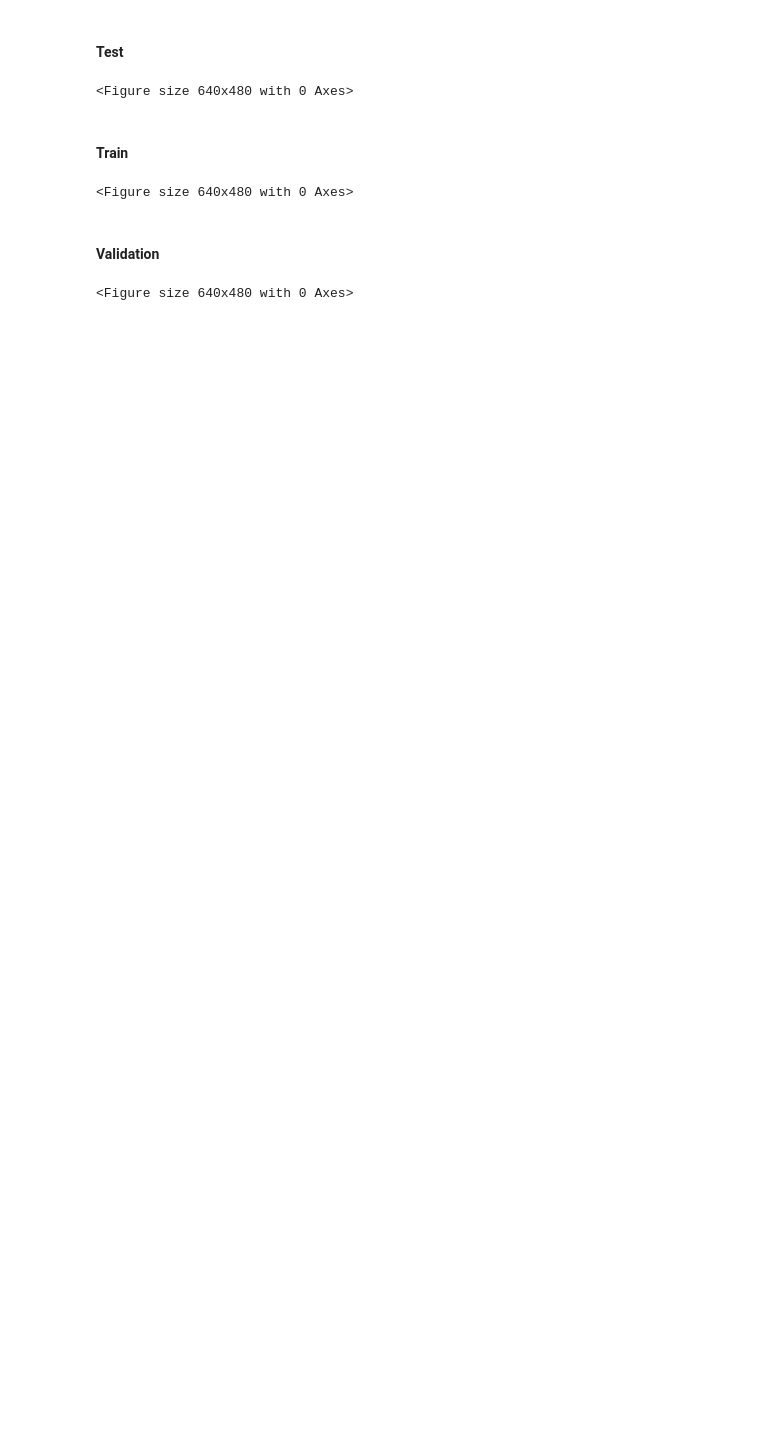
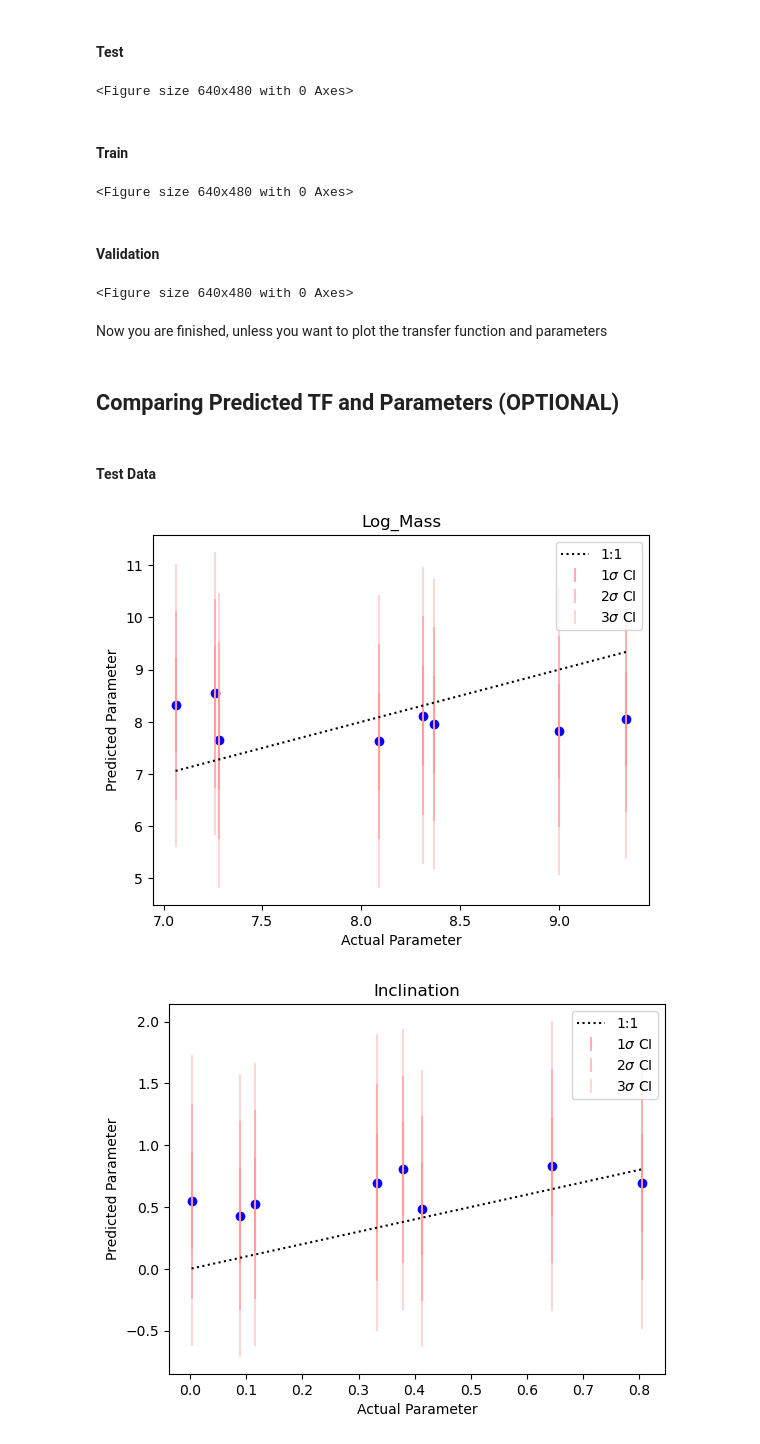
Before and after one commit to rajuaman1/QNPy-Latte, a Jupyter notebook: Modelling_Tutorial_Notebooks_w_Params/3.Modelling.ipynb, the cells around one changed output. Saved outputs shown, nothing was run; the diff lists cells and outputs as text; code cells hidden in the pictures; blank space fills up the shorter version.

Commit message:
Updated_Modelling_Tutorial_Param
Now, all tutorials are fully working

```diff
--- a/Modelling_Tutorial_Notebooks_w_Params/3.Modelling.ipynb
+++ b/Modelling_Tutorial_Notebooks_w_Params/3.Modelling.ipynb
@@ -34,10 +39,10 @@ device = torch.device("cuda" if torch.cuda.is_available() else "cpu") #defining
 # %%
 #The paths for the transfer function and parameters if they exist
-tf_and_param = False #Set false if using real data without transfer function and parameter
+tf_and_param = True #Set false if using real data without transfer function and parameter
 if tf_and_param:
     TF_PATH = f'Transfer_Functions/'
     param_df_path = 'Parameters.csv' #If there is no parameters dataframe, it should be None
-    parameters_df = pd.read_csv(param_df_path)
+    param_df = pd.read_csv(param_df_path)
     param_columns=['Log_Mass','Inclination','Log_Tau','z','Eddington_Ratio','SFinf'] #Change to the names of your columns
     param_length = len(param_columns)
     TF_SAVE_PATH_TRAIN = f'{full_folder}/output_{suffix}/predictions/Transfer_Functions/train/'
@@ -134,7 +135,7 @@ criterion, mseMetric=por.get_criteria()
 tr=por.load_trcoeff(f'{full_folder}/TR_Coeffs/trcoeff_{suffix}.pickle')
 # %%
 #The number of target points you want to model
-num_target_smooth = 100
+num_target_smooth = 1000
 #Load train data
 trainLoader=por.load_train_data(DATA_PATH_TRAIN,num_target_smooth=num_target_smooth,tf_dir = TF_PATH,param_df=param_df,param_columns=param_columns,class_labels_df = None)
 #Load test data
@@ -245,3 +246,20 @@ with open(f'{suffix}_full_reps.pickle', 'wb') as handle:
 
 with open(f'{suffix}_names.pickle', 'wb') as handle:
     pickle.dump(names, handle)
+# %% [markdown]
+Now you are finished, unless you want to plot the transfer function and parameters
+# %% [markdown]
+## Comparing Predicted TF and Parameters (OPTIONAL)
+# %% [markdown]
+#### Test Data
+# %%
+#Provide your ttau array
+ttau = np.arange(1,1001)
+ttau_plot_len = -1 #How much of the ttau do you want to plot
+#Creating TF and Param Plots
+Plotting_TF_Mean(predicted_tf_test,transfer_functions_test,ttau,TF_SAVE_PATH_TEST,ttau_plot_len)
+Plotting_TF_Individual(testLoader,predicted_tf_test,transfer_functions_test,ttau,TF_SAVE_PATH_TEST,ttau_plot_len)
+Plotting_Param_Individual(testLoader,predicted_params_test,params_test,param_columns,PARAM_SAVE_PATH_TEST)
+# %% [output]
+[figure, added]
+[figure, added]
```
Also changed, not shown: parts of 10 cells of this notebook.
